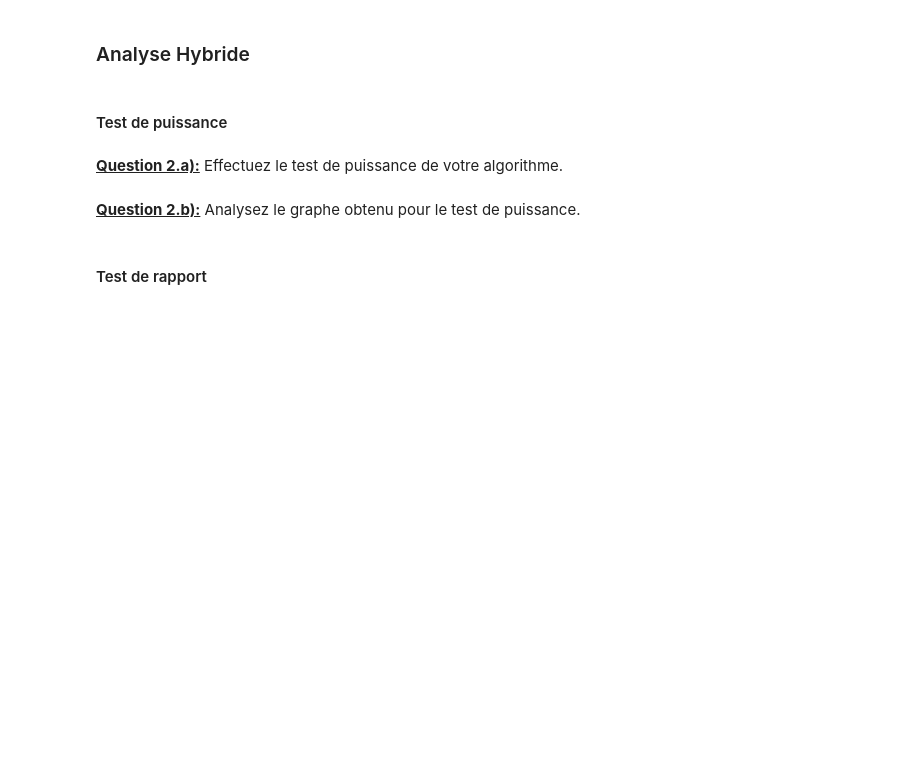
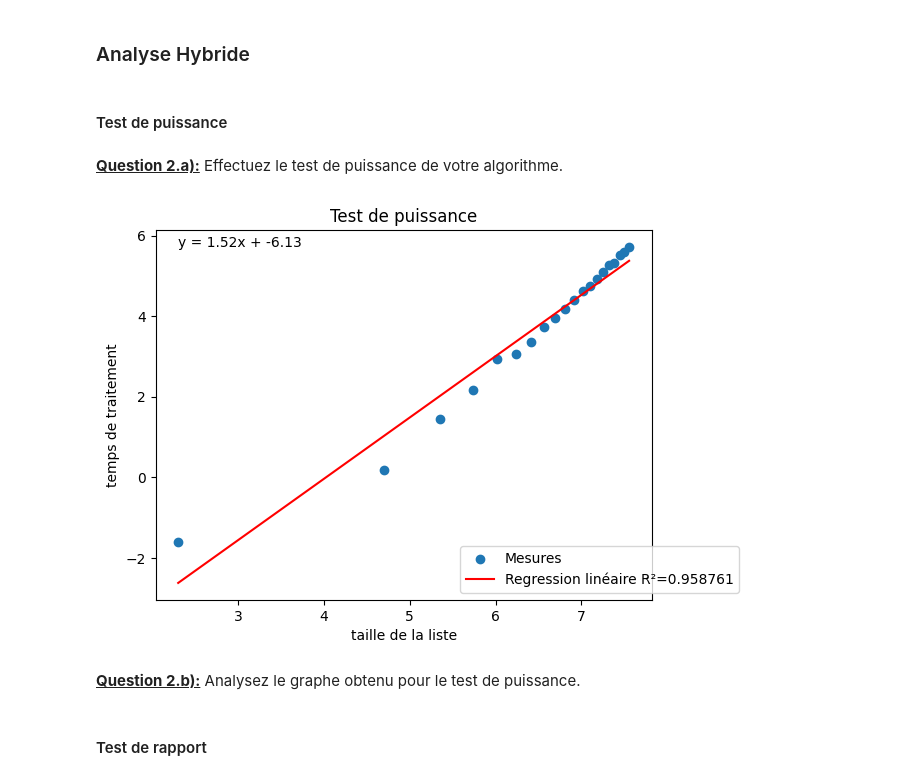
Before and after one commit to PageotM/INF8775_TP1, a Jupyter notebook: tp1_squelette.ipynb, the cells around one changed output. Drawn from its saved outputs; the diff is of its cells as text; code cells hidden in the pictures; blank space fills up the shorter version.

```diff
--- a/tp1_squelette.ipynb
+++ b/tp1_squelette.ipynb
@@ -139,31 +139,31 @@ def make_problems(sizes: list[int], max_numbers: list[int], num_samples: int = 5
             problems.append(Problem(size,max_number,num_samples))
     return problems
 
-def measure(procedure: Callable[[list[int]],list[int]], sample: list[int]) -> int:
+def measure(procedure: Callable[[list[int]],list[int]], sample: list[int], time_scale: int = 1000) -> int:
     """Returns the time in milliseconds taken to run the procedure.
 
     Raises:
         InvalidSolution: If the procedure returns an invalid solution, raises an exception.
     """
-    start: int = time.time() * 1000
+    start: int = time.time() * time_scale
     solution: list[int] = procedure(sample)
-    end: int = time.time() * 1000
+    end: int = time.time() * time_scale
     if not is_valid_solution(sample, solution):
         raise InvalidSolution()
     return round(end - start)
 
-def measure_mean(procedure: Callable[[list[int]],list[int]], prob: Problem) -> Measure:
+def measure_mean(procedure: Callable[[list[int]],list[int]], prob: Problem, time_scale: int = 1000) -> Measure:
     """Generates multiple samples with the specified parameters and returns the mean time in milliseconds
 
     Raises:
         InvalidSolution: If one of the samples results in an invalid solution.
     """
     mean_time = sum(
-        [measure(procedure,sample) for sample in prob.samples]
+        [measure(procedure,sample,time_scale) for sample in prob.samples]
     ) / prob.num_samples
     return Measure(prob.size, prob.max_number, mean_time)
 
-def measure_range(procedure: Callable[[list[int]],list[int]], problems: list[Problem]) -> list[Measure]:
+def measure_range(procedure: Callable[[list[int]],list[int]], problems: list[Problem], time_scale: int = 1000) -> list[Measure]:
     """Measures the mean time taken in milliseconds for each size in the given list.
     Uses a fixed max_number to measure the effect of size on its own.
 
@@ -175,7 +175,7 @@ def measure_range(procedure: Callable[[list[int]],list[int]], problems: list[Pro
         of the problem as well as the mean time.
     """
     return [
-        measure_mean(procedure, prob)
+        measure_mean(procedure, prob, time_scale)
         for prob in problems
     ]
 
@@ -435,3 +446,11 @@ Ces données peuvent ensuite être passées aux fonctions `test_de_...` en les m
+# %%
+# TODO Test de puissance
+import math
+measures = measure_range(insertion_sort, make_problems(range(10,2100,100),[4000]),1000)
+measuresAsDict = {math.log(measure.size): math.log(measure.mean) for measure in measures}
+test_de_puissance(measuresAsDict, "taille de la liste","temps de traitement")
+# %% [output]
+[figure, added]
 # %% [markdown]
 <u>**Question 2.b):**</u> Analysez le graphe obtenu pour le test de puissance.
 # %% [markdown]
```
Also changed, not shown: parts of 11 cells of this notebook.
